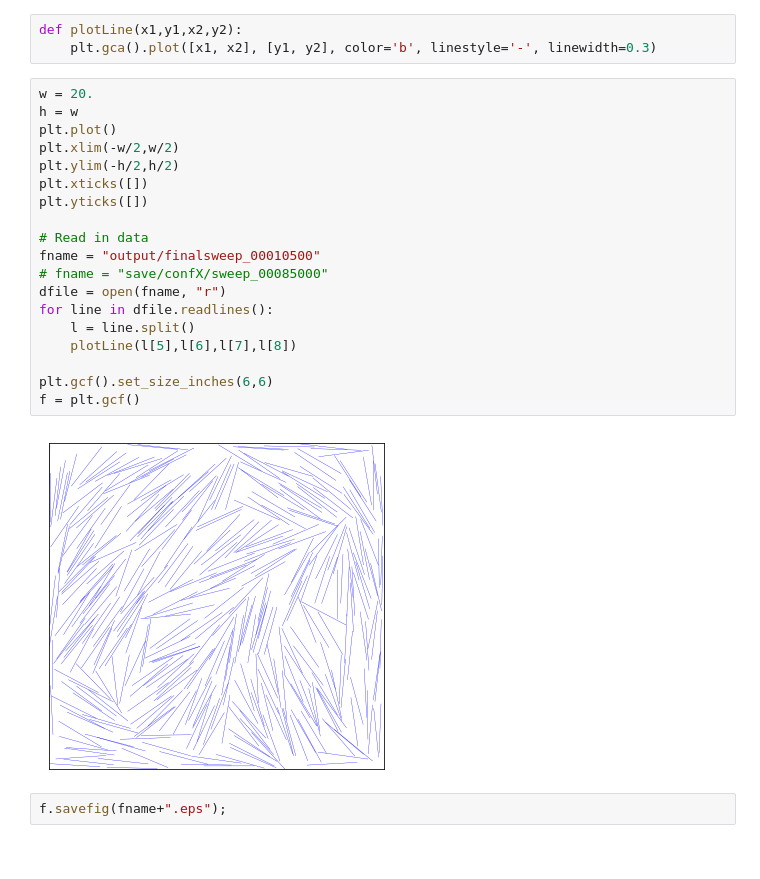
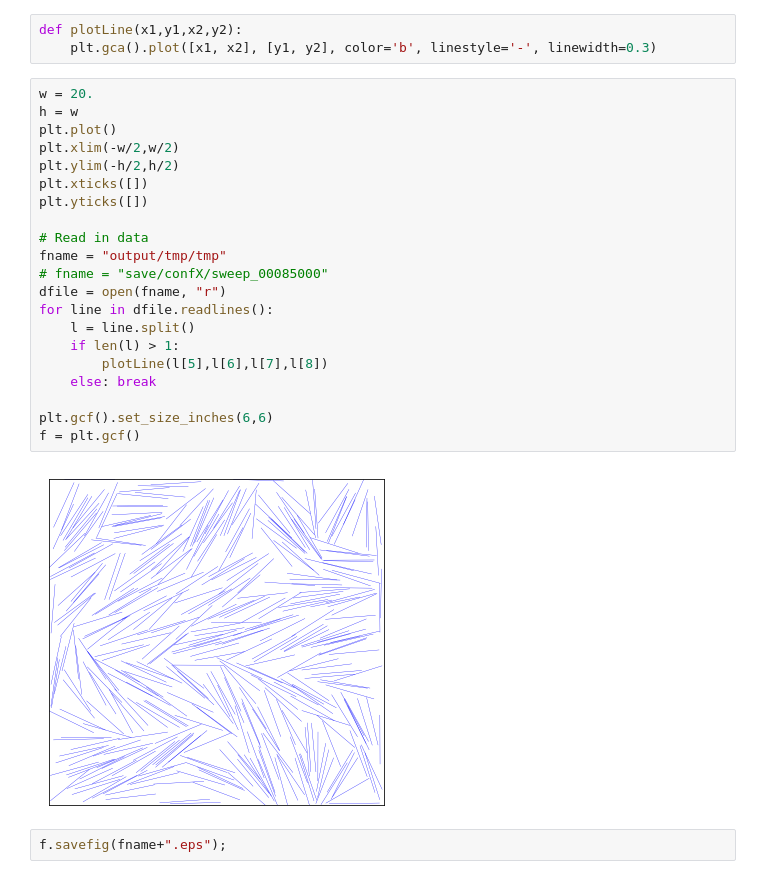
Before and after one commit to m-walters/mcmd, a Jupyter notebook: rodplot.ipynb, the cells around one changed output. Saved outputs shown, nothing was run; the diff lists cells and outputs as text.

```diff
--- a/rodplot.ipynb
+++ b/rodplot.ipynb
@@ -8,23 +8,25 @@ def plotLine(x1,y1,x2,y2):
 # %%
 w = 20.
 h = w
 plt.plot()
 plt.xlim(-w/2,w/2)
 plt.ylim(-h/2,h/2)
 plt.xticks([])
 plt.yticks([])
 
 # Read in data
-fname = "output/finalsweep_00010500"
+fname = "output/tmp/tmp"
 # fname = "save/confX/sweep_00085000"
 dfile = open(fname, "r")
 for line in dfile.readlines():
     l = line.split()
-    plotLine(l[5],l[6],l[7],l[8])
+    if len(l) > 1:
+        plotLine(l[5],l[6],l[7],l[8])
+    else: break
 
 plt.gcf().set_size_inches(6,6)
 f = plt.gcf()
 # %% [output]
-[figure, old version]
+[figure, new version]
 # %%
 f.savefig(fname+".eps");
```
Also changed, not shown: 7 other files.
